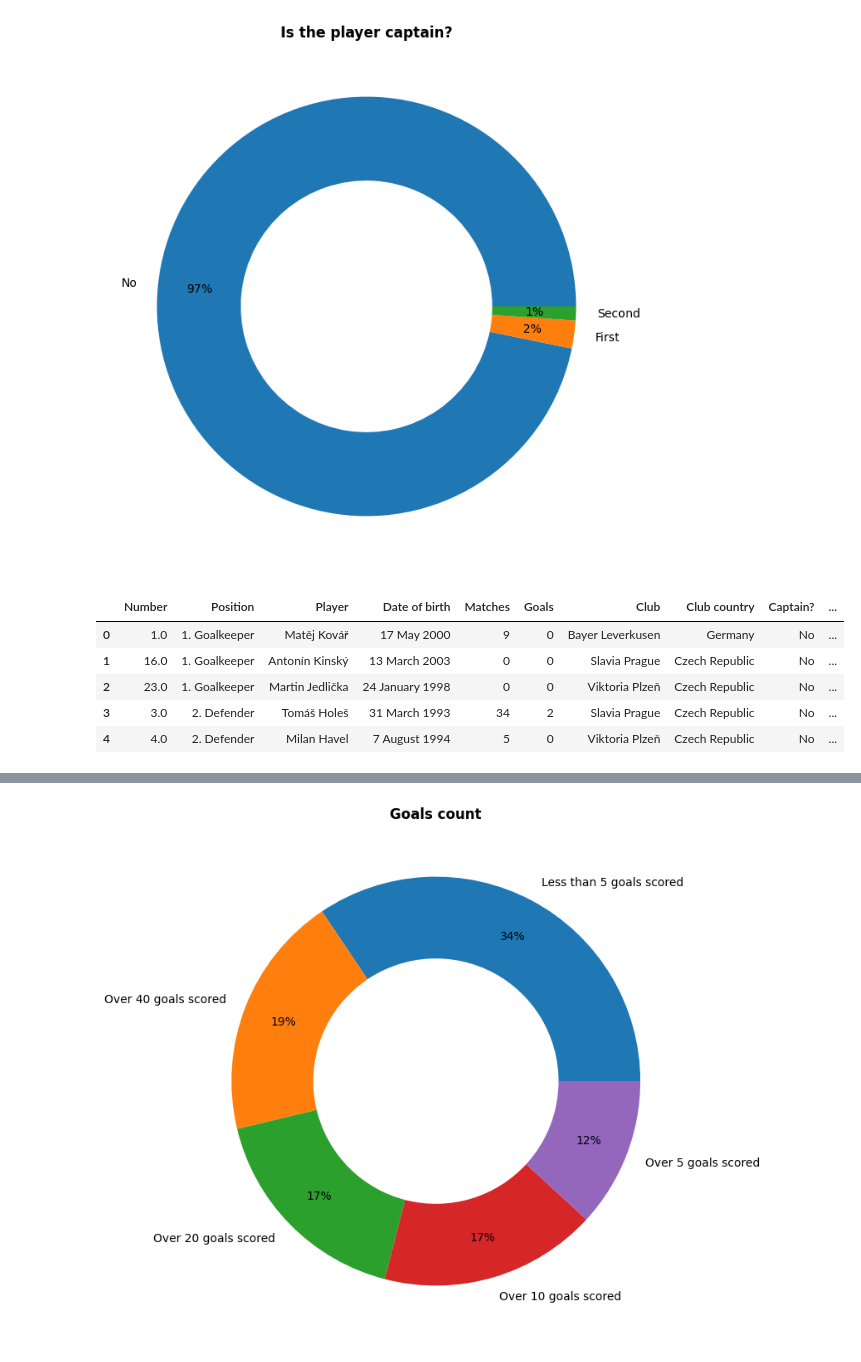
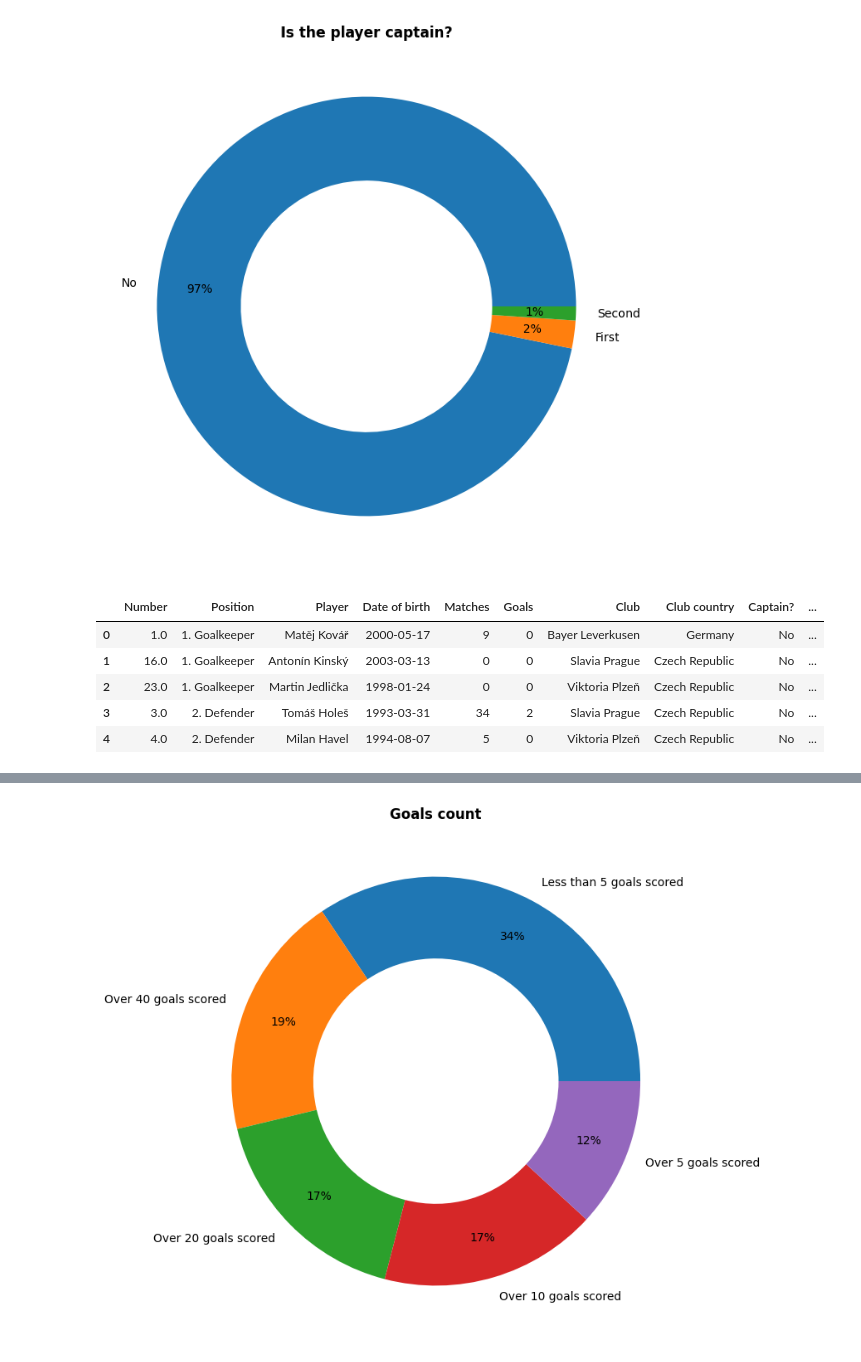
Before and after one commit to guilhermelaviola/FantasySoccer, a Jupyter notebook: CzechoslovakiaNTStudy.ipynb, the cells around one changed output, grey strips where cells are left out. Saved outputs shown, nothing was run; the diff lists cells and outputs as text; code cells hidden in the pictures.

```diff
--- a/CzechoslovakiaNTStudy.ipynb
+++ b/CzechoslovakiaNTStudy.ipynb
@@ -84,4 +81,14 @@ cs['Position'] = cs['Position'].replace(position_mapping)
 # %%
+# Replacing abbreviations in the 'Position' column:
+position_mapping = {
+    'GK': '1. Goalkeeper',
+    'DF': '2. Defender',
+    'MF': '3. Midfielder',
+    'FW': '4. Striker'
+}
+
+cs['Position'] = cs['Position'].replace(position_mapping)
+
 # Creating the 'Captain?' column based on the 'Player' column:
 def determine_captain_status(player):
     if '(captain)' in player:
@@ -99,3 +106,26 @@ cs['Captain?'] = cs['Player'].apply(determine_captain_status)
 
 # Removing annotations from the 'Player' column:
 cs['Player'] = cs['Player'].str.replace(r'\s*\(captain\)|\s*\(vice-captain\)|\s*\(third-captain\)|\s*\(fourth-captain\)', '', regex=True).str.strip()
+
+# Removing rows with 'RET' in the 'Player' column:
+cs = cs[~cs['Player'].str.contains(r'\bRET\b', na=False)]
+
+# Cleaning the 'Player' column:
+cs['Player'] = cs['Player'].str.replace(r'\s*(INJ|\(captain\)|\(vice-captain\)|\(third-captain\))', '', regex=True).str.strip()
+
+# Cleaning the 'Date of birth' column:
+cs['Date of birth'] = cs['Date of birth'].str.replace(r'\s*\(age\s*\d+\)', '', regex=True)
+
+# Spliting 'Club' column into 'Club country' and 'Club' columns:
+cs[['Club country', 'Club']] = cs['Club'].str.split(' ', n=1, expand=True)
+# Pass 'expand=True' as a keyword argument, and 'n=1' for the max splits
+
+# Rearranging the columns:
+cs = cs[['Number', 'Position', 'Player', 'Date of birth', 'Matches', 'Goals', 'Club', 'Club country', 'Captain?', 'Nationality']]
+
+# Converting the 'Date of birth' to datetime object:
+#pd.to_datetime(cs['Date of birth'])
+cs['Date of birth'] = cs['Date of birth'].astype('datetime64[ns]')
+
+# Displaying the last 5 row:
+cs.tail()
@@ -171,30 +182,30 @@ plt.show()
 # %% [output]
 [figure]
 # %%
-# Checking the level of matches played by the players:
-def matches_count(row):
+# Checking the match count level of the players:
+def match_count_level(row):
   num_of_matches = row['Matches']
   if num_of_matches >= 25 and num_of_matches < 50:
     result = 'Over 25 matches played'
   elif num_of_matches >= 50 and num_of_matches < 100:
     result = 'Over 50 matches played'
   elif num_of_matches >= 100 and num_of_matches < 120:
     result = 'Over 100 matches played'
   elif num_of_matches >= 120:
     result = 'Over 120 matches played'
   else:
     result = 'Less than 20 matches played'
   return result
 
 # Applying the function above on a column of the dataset and generating a new column as result:
-cs['Matches count'] = cs.apply(matches_count, axis=1)
+cs['Match count level'] = cs.apply(match_count_level, axis=1)
 cs.head()
 # %% [output]
 |  | Number | Position | Player | Date of birth | Matches | Goals | Club | Club country | Captain? | ... |
-| 0 | 1.0 | 1. Goalkeeper | Matěj Kovář | 17 May 2000 | 9 | 0 | Bayer Leverkusen | Germany | No | ... |
-| 1 | 16.0 | 1. Goalkeeper | Antonín Kinský | 13 March 2003 | 0 | 0 | Slavia Prague | Czech Republic | No | ... |
-| 2 | 23.0 | 1. Goalkeeper | Martin Jedlička | 24 January 1998 | 0 | 0 | Viktoria Plzeň | Czech Republic | No | ... |
-| 3 | 3.0 | 2. Defender | Tomáš Holeš | 31 March 1993 | 34 | 2 | Slavia Prague | Czech Republic | No | ... |
-| 4 | 4.0 | 2. Defender | Milan Havel | 7 August 1994 | 5 | 0 | Viktoria Plzeň | Czech Republic | No | ... |
+| 0 | 1.0 | 1. Goalkeeper | Matěj Kovář | 2000-05-17 | 9 | 0 | Bayer Leverkusen | Germany | No | ... |
+| 1 | 16.0 | 1. Goalkeeper | Antonín Kinský | 2003-03-13 | 0 | 0 | Slavia Prague | Czech Republic | No | ... |
+| 2 | 23.0 | 1. Goalkeeper | Martin Jedlička | 1998-01-24 | 0 | 0 | Viktoria Plzeň | Czech Republic | No | ... |
+| 3 | 3.0 | 2. Defender | Tomáš Holeš | 1993-03-31 | 34 | 2 | Slavia Prague | Czech Republic | No | ... |
+| 4 | 4.0 | 2. Defender | Milan Havel | 1994-08-07 | 5 | 0 | Viktoria Plzeň | Czech Republic | No | ... |
 # %%
 # Displaying the matches count result:
```
Also changed, not shown: parts of 15 cells of this notebook.
